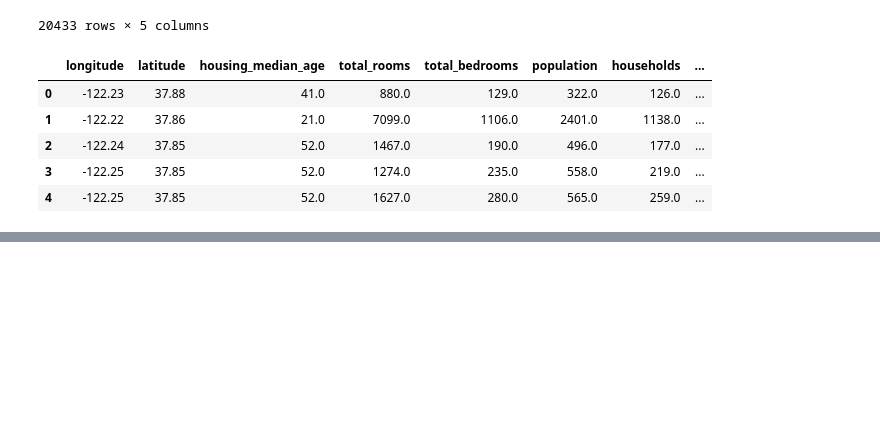
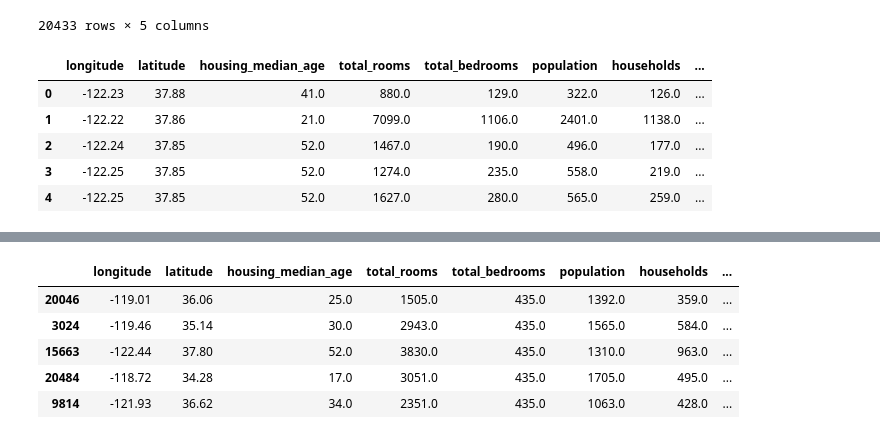
Before and after one commit to Dreyeles/jupyter_modDatos, a Jupyter notebook: s02_eda_preprocesamiento/notebooks/S02_eda.ipynb, the cells around one changed output, grey strips where cells are left out. Saved outputs shown, nothing was run; the diff lists cells and outputs as text; code cells hidden in the pictures; blank space fills up the shorter version.

```diff
--- a/s02_eda_preprocesamiento/notebooks/S02_eda.ipynb
+++ b/s02_eda_preprocesamiento/notebooks/S02_eda.ipynb
@@ -259,3 +272,6 @@ housing_feats.head()
 | 2 | -122.24 | 37.85 | 52.0 | 1467.0 | 190.0 | 496.0 | 177.0 | ... |
 | 3 | -122.25 | 37.85 | 52.0 | 1274.0 | 235.0 | 558.0 | 219.0 | ... |
 | 4 | -122.25 | 37.85 | 52.0 | 1627.0 | 280.0 | 565.0 | 259.0 | ... |
+# %%
+housing = load_housing_data()
+housing.info()
@@ -261,0 +296,6 @@ housing_feats.head()
+# %%
+# 1. Transformaciones: Escalar la variable median_income
+from sklearn.preprocessing import StandardScaler
+scaler = StandardScaler()
+housing['median_income_scaled'] = scaler.fit_transform(housing[['median_income']])
+housing[['median_income', 'median_income_scaled']].head()  # Ver resultado
@@ -261,0 +309,6 @@ housing_feats.head()
+# %%
+# 2. Imputaciones: Rellenar valores nulos en total_bedrooms con la mediana
+print("Valores nulos antes:", housing['total_bedrooms'].isnull().sum())
+housing['total_bedrooms'] = housing['total_bedrooms'].fillna(housing['total_bedrooms'].median())
+print("Valores nulos después:", housing['total_bedrooms'].isnull().sum())
+housing[['total_bedrooms']].head()  # Ver resultado
@@ -261,0 +324,11 @@ housing_feats.head()
+# %%
+# 3. Sampleo: Tomar una muestra aleatoria del 10% de los datos
+housing_sample = housing.sample(frac=0.1, random_state=42)
+housing_sample.head()  # Ver muestra
+# %% [output]
+|  | longitude | latitude | housing_median_age | total_rooms | total_bedrooms | population | households | ... |
+| 20046 | -119.01 | 36.06 | 25.0 | 1505.0 | 435.0 | 1392.0 | 359.0 | ... |
+| 3024 | -119.46 | 35.14 | 30.0 | 2943.0 | 435.0 | 1565.0 | 584.0 | ... |
+| 15663 | -122.44 | 37.80 | 52.0 | 3830.0 | 435.0 | 1310.0 | 963.0 | ... |
+| 20484 | -118.72 | 34.28 | 17.0 | 3051.0 | 435.0 | 1705.0 | 495.0 | ... |
+| 9814 | -121.93 | 36.62 | 34.0 | 2351.0 | 435.0 | 1063.0 | 428.0 | ... |
```
Also changed, not shown: parts of 7 cells of this notebook, 1 other file.
